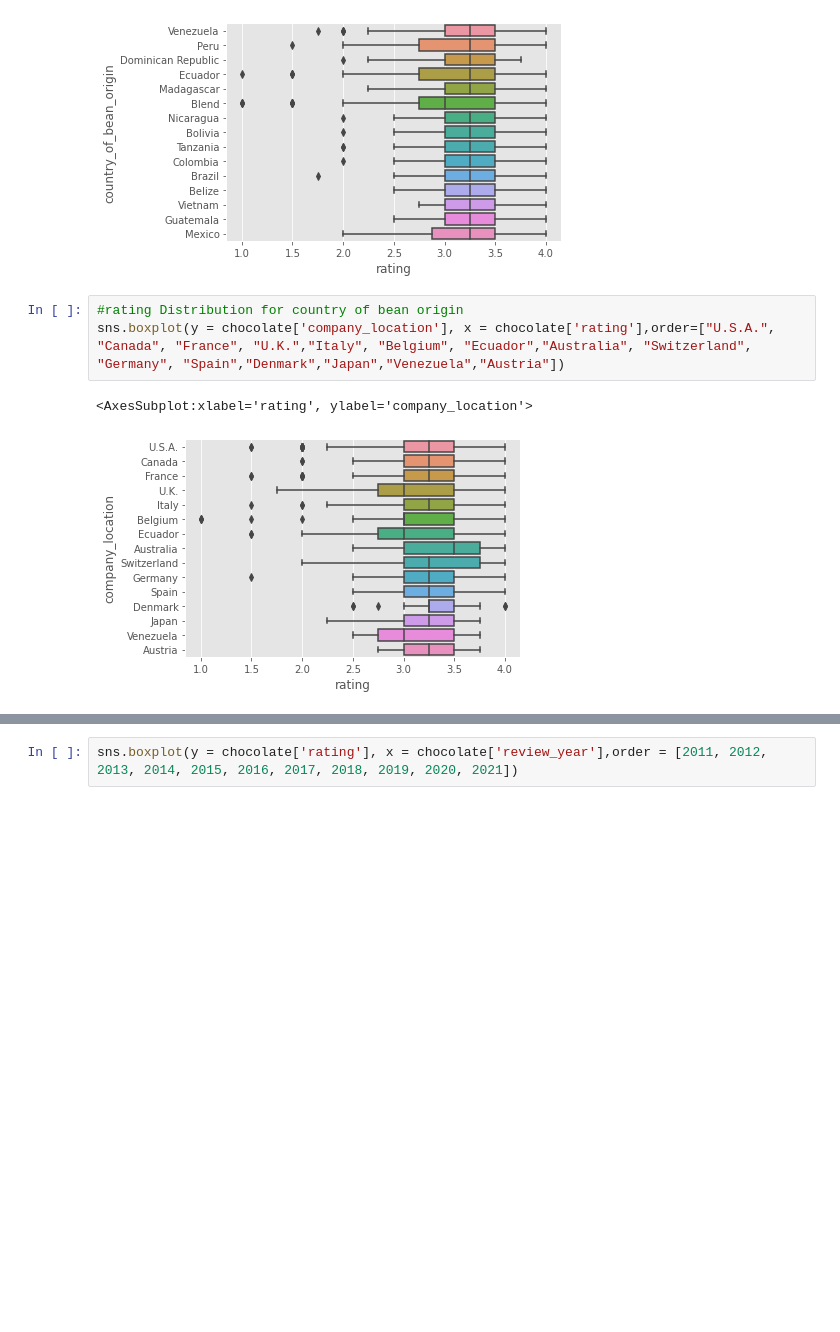
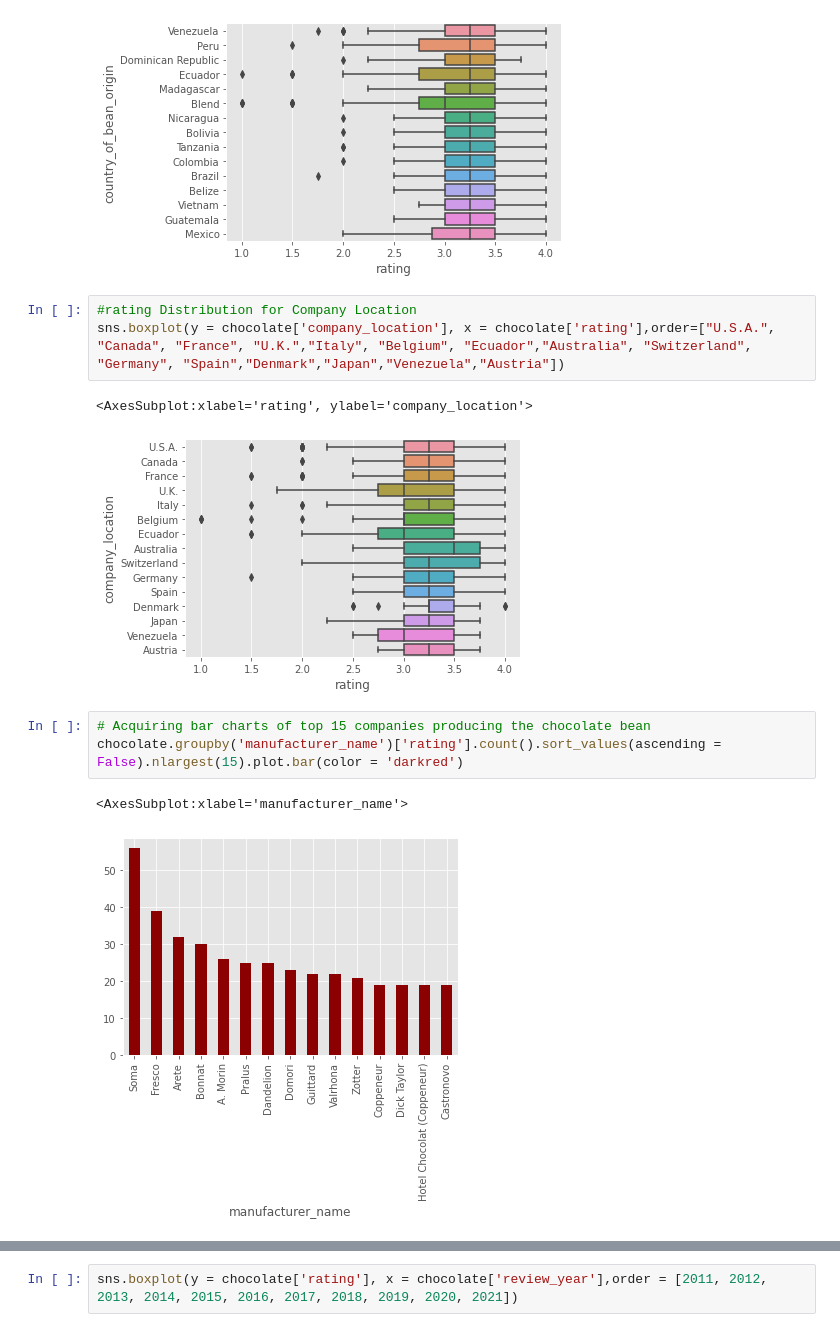
Before and after one commit to raunakp777/Web-Scraping-project---NYC-Data-Science, a Jupyter notebook: PYProject1.ipynb, the cells around one changed output, grey strips where cells are left out. Cells and saved outputs as stored; diff of their text form; blank space fills up the shorter version.

```diff
--- a/PYProject1.ipynb
+++ b/PYProject1.ipynb
@@ -133,8 +133,14 @@ sns.boxplot(y = chocolate['country_of_bean_origin'], x = chocolate['rating'],ord
 <AxesSubplot:xlabel='rating', ylabel='country_of_bean_origin'>
 [figure]
 # %%
-#rating Distribution for country of bean origin
+#rating Distribution for Company Location
 sns.boxplot(y = chocolate['company_location'], x = chocolate['rating'],order=["U.S.A.", "Canada", "France", "U.K.","Italy", "Belgium", "Ecuador","Australia", "Switzerland", "Germany", "Spain","Denmark","Japan","Venezuela","Austria"])
 # %% [output]
 <AxesSubplot:xlabel='rating', ylabel='company_location'>
 [figure]
+# %%
+# Acquiring bar charts of top 15 companies producing the chocolate bean
+chocolate.groupby('manufacturer_name')['rating'].count().sort_values(ascending = False).nlargest(15).plot.bar(color = 'darkred')
+# %% [output]
+<AxesSubplot:xlabel='manufacturer_name'>
+[figure, added]
```
Also changed, not shown: parts of 2 cells of this notebook, 1 other file.
